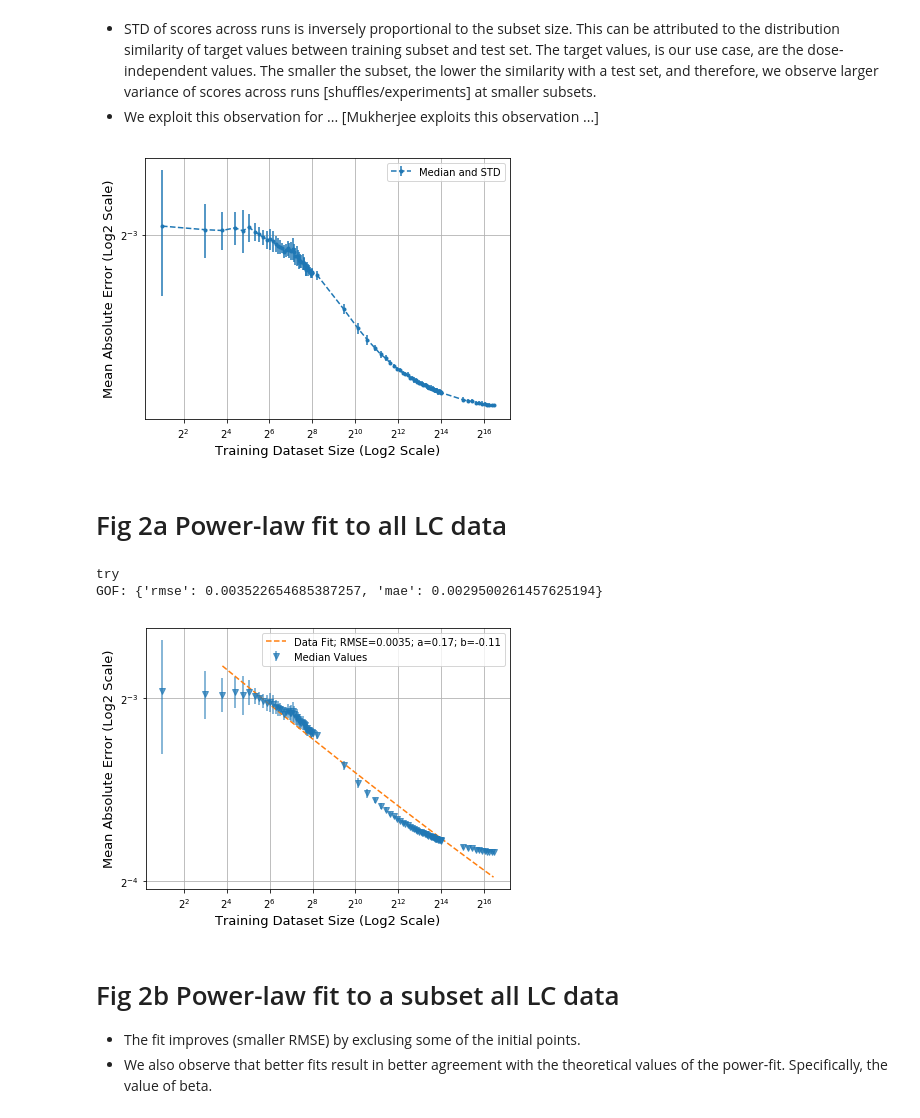
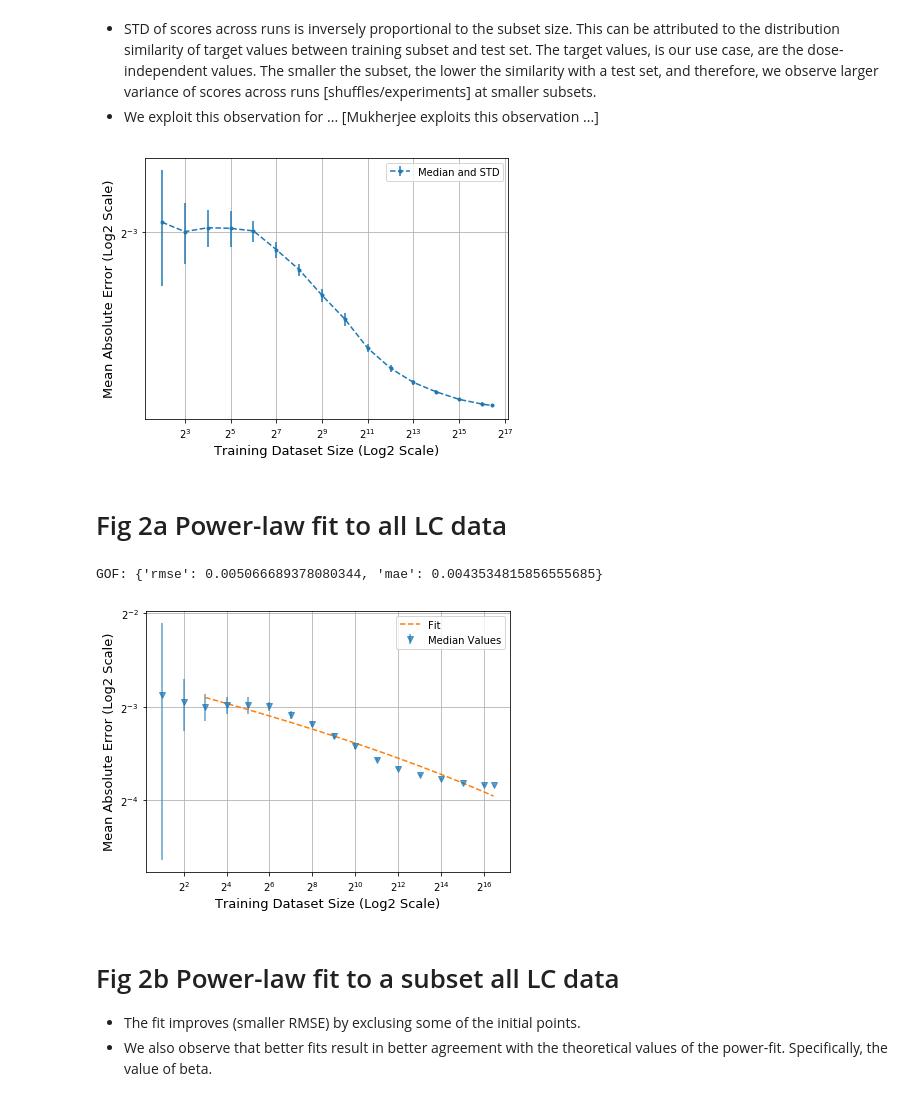
Before and after one commit to adpartin/LearningCurves, a Jupyter notebook: notebooks/ppr_rslt_figs.ipynb, the cells around one changed output. Saved outputs shown, nothing was run; the diff lists cells and outputs as text; code cells hidden in the pictures.

```diff
--- a/notebooks/ppr_rslt_figs.ipynb
+++ b/notebooks/ppr_rslt_figs.ipynb
@@ -49,7 +47,10 @@ save_fig_path = filepath/'figs'
 # %%
+save_fig_path = filepath/'figs/fine_first_look'
+os.makedir(save_fig_path, exist_ok=True)
+
 def save_fig(save_fig_path, fname):
     plt.savefig(save_fig_path/(fname + '.eps'), format='eps')
-    plt.savefig(save_fig_path/(fname + '.png'))
+    plt.savefig(save_fig_path/(fname + '.png'), dpi=200)
 # %% [markdown]
 ### Get dir path of all runs
 # %%
@@ -65,9 +66,9 @@ if src=='gdsc_on_cell':
     # base_dir = Path('/vol/ml/apartin/projects/LearningCurves/trn.gdsc/split_on_cell/multi_seed_rf_100_trees')
 
 if src=='gdsc_on_none':
-    # base_dir = Path('/vol/ml/apartin/projects/LearningCurves/trn.gdsc/split_on_none/multi_seed_lgbm_100_trees')
+    base_dir = Path('/vol/ml/apartin/projects/LearningCurves/trn.gdsc/split_on_none/multi_seed_lgbm_100_trees')
     # base_dir = Path('/vol/ml/apartin/projects/LearningCurves/trn.gdsc/split_on_none/multi_seed_rf_100_trees')
-    base_dir = Path('/vol/ml/apartin/projects/LearningCurves/trn.gdsc/split_on_none/fine_grain_lgb_subset')
+    # base_dir = Path('/vol/ml/apartin/projects/LearningCurves/trn.gdsc/split_on_none/fine_grain_lgb_subset')
 
 # Top6
 elif src=='top6_on_cell':
@@ -201,8 +197,8 @@ plot_args = {'metric_name': metric_name, 'xtick_scale': xtick_scale, 'ytick_scal
 # %%
 scores_te = scores[ (scores['metric']==metric_name) & (scores['set']=='te') ].reset_index(drop=True)
 
-shard_min_idx=0
-# shard_min_idx=1
+# shard_min_idx=0
+shard_min_idx=1
 
 ax = None
 ax = lrn_crv_plot.plot_lrn_crv_new(
@@ -212,33 +208,35 @@ ax = lrn_crv_plot.plot_lrn_crv_new(
 
 ax.legend(frameon=True, fontsize=10, loc='best');
 plt.tight_layout()
-plt.savefig(save_fig_path/f'{src}_agg_median_std.png')
+# plt.savefig(save_fig_path/f'{src}_agg_median_std.png')
+save_fig(save_fig_path, fname=f'{src}_avg_median_std')
 # %% [output]
-[figure, old version]
+[figure, new version]
 # %% [markdown]
 # Fig 2a Power-law fit to all LC data
 # %%
 ax = None
 ax = lrn_crv_plot.plot_lrn_crv_new(
         x=scores_te['tr_size'][0:], y=scores_te['median'][0:], yerr=scores_te['std'][0:],
         ax=ax, ls='', marker='v', alpha=0.7,
         **plot_args, label='Median Values')
 
 # shard_min_idx = 0
+# shard_min_idx = 1
 shard_min_idx = 2
 ax, _, gof = lrn_crv_plot.plot_lrn_crv_power_law(
         x=scores_te['tr_size'][shard_min_idx:], y=scores_te['median'][shard_min_idx:],
         **plot_args, plot_raw=False, ax=ax, alpha=1);
 
 ax.legend(frameon=True, fontsize=10, loc='best')
 plt.tight_layout()
-plt.savefig(save_fig_path/f'{src}_agg_median_std_fit_all_points.png')
+# plt.savefig(save_fig_path/f'{src}_agg_median_std_fit_all_points.png')
+save_fig(save_fig_path, fname=f'{src}_agg_median_std_fit_all')
 
 print('GOF:', gof)
 # %% [output]
-try
-GOF: {'rmse': 0.003522654685387257, 'mae': 0.0029500261457625194}
+GOF: {'rmse': 0.005066689378080344, 'mae': 0.0043534815856555685}
-[figure, old version]
+[figure, new version]
 # %% [markdown]
 # Fig 2b Power-law fit to a subset all LC data
 
```
Also changed, not shown: parts of 7 cells of this notebook, 4 other files.
